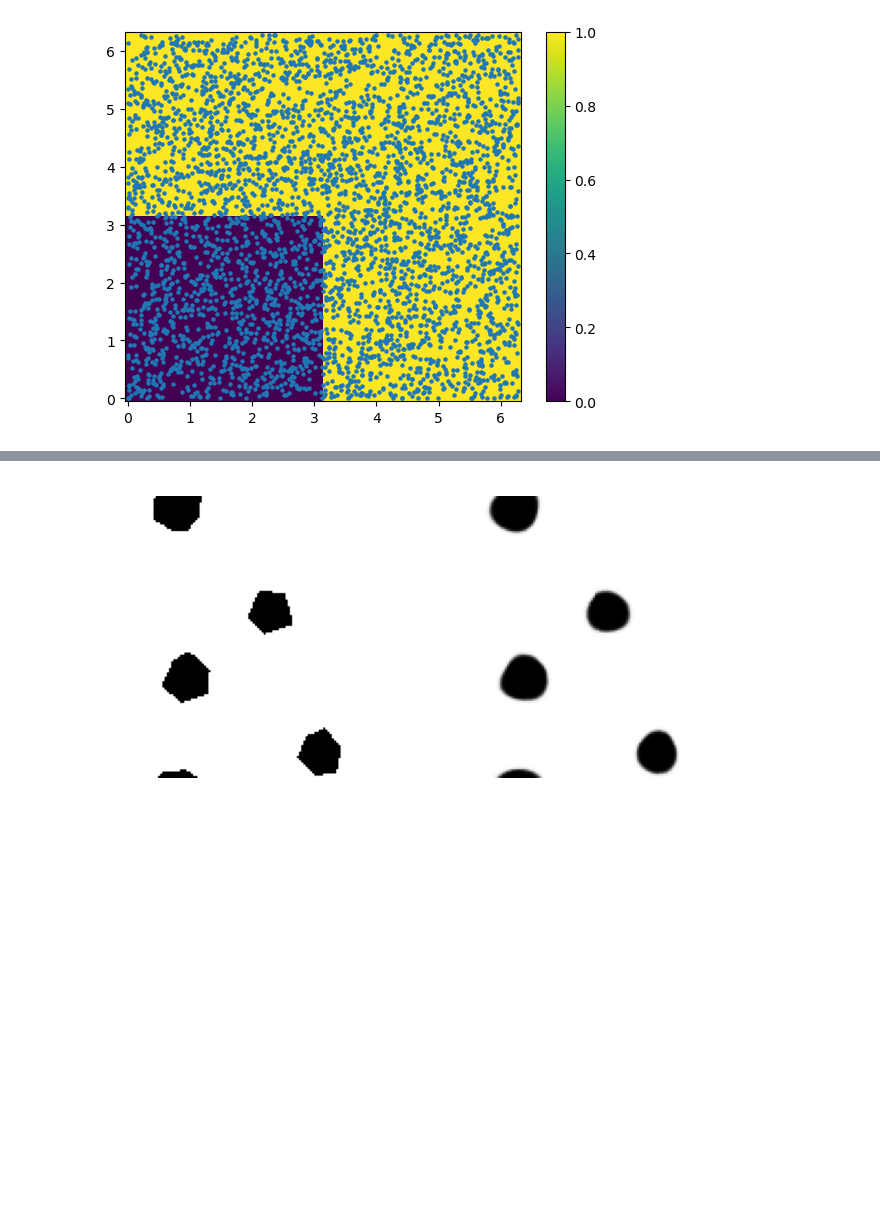
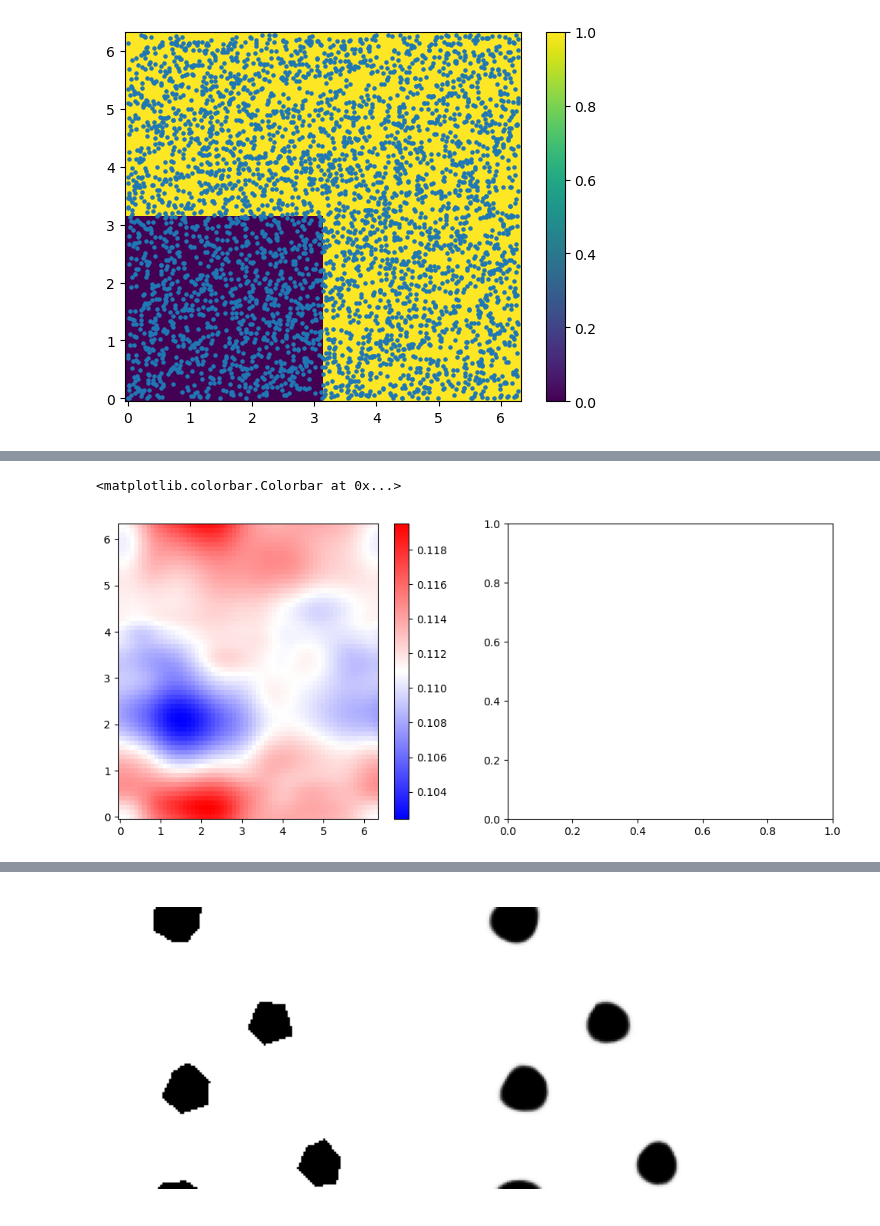
Before and after one commit to LiyaGaynutdinova/Homogenization-VPINN, a Jupyter notebook: train_PINN.ipynb, the cells around one changed output, grey strips where cells are left out. Saved outputs shown, nothing was run; the diff lists cells and outputs as text; code cells hidden in the pictures; blank space fills up the shorter version.

```diff
--- a/train_PINN.ipynb
+++ b/train_PINN.ipynb
@@ -61,0 +78,11 @@ plt.yscale('log')
+# %%
+grid_data = torch.tensor(np.vstack((XY[0].flatten(), XY[1].flatten())).T, dtype=torch.float, device=dev)
+# %%
+U = net(grid_data)
+# %%
+fig, axs = plt.subplots(nrows=1, ncols=2, figsize=(12,5))
+pos1 = axs[0].pcolormesh(XY[0], XY[1], U.reshape(N, N).detach().cpu(), cmap='bwr')
+fig.colorbar(pos1, ax=axs[0])
+# %% [output]
+<matplotlib.colorbar.Colorbar at 0x...>
+[figure, added]
```
Also changed, not shown: parts of 9 cells of this notebook, 6 other files.
